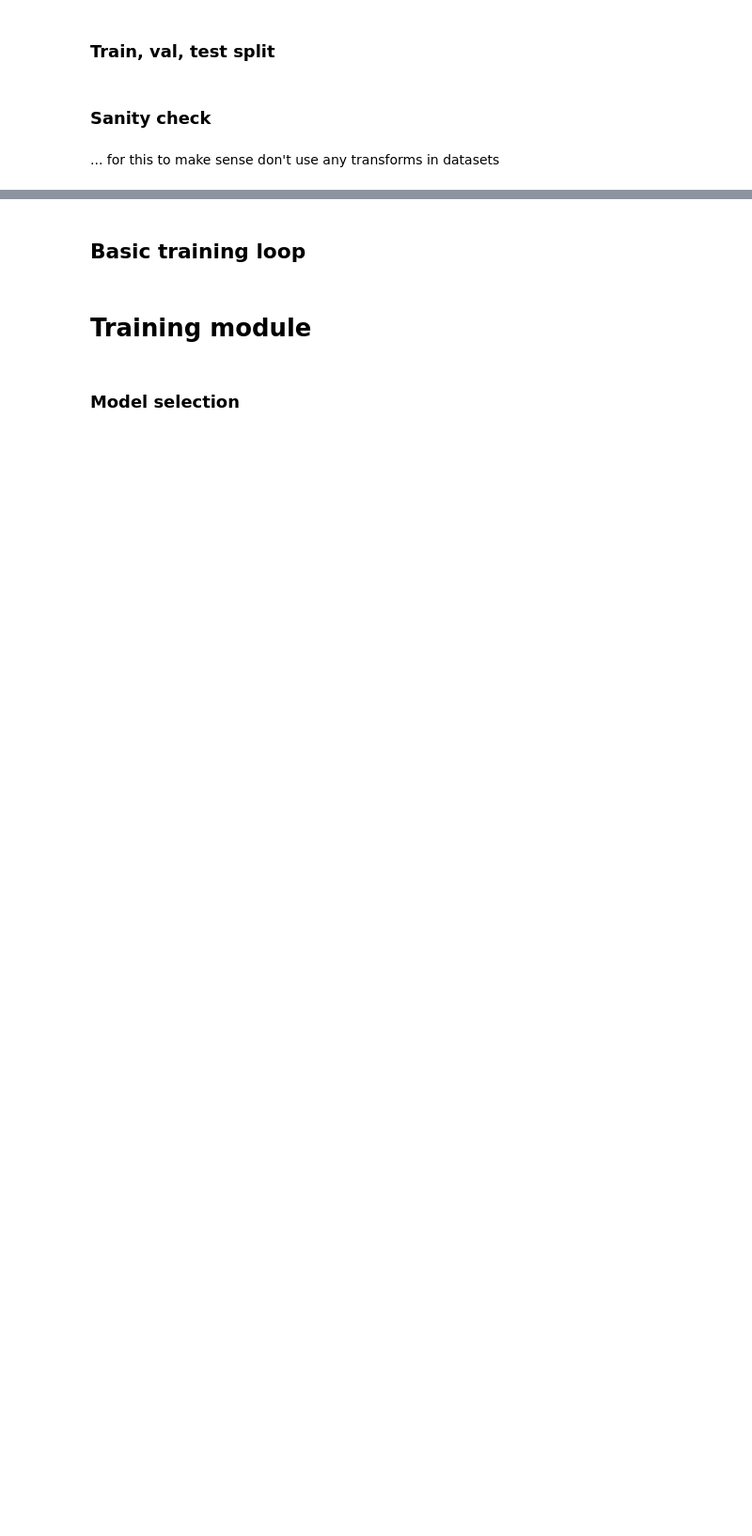
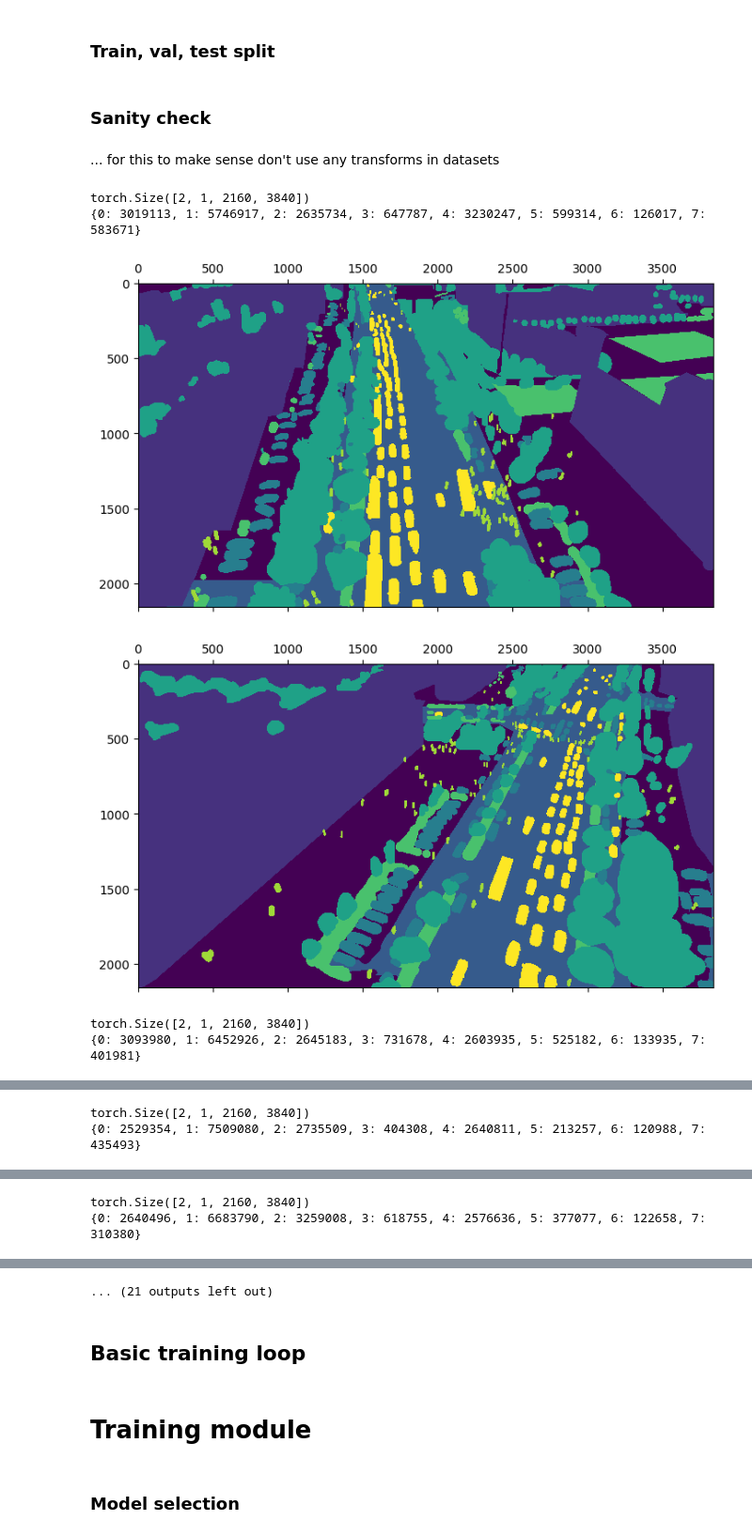
Before and after one commit to MKaczkow/aerial_segmentation, a Jupyter notebook: uavid-with-finetune.ipynb, the cells around one changed output, grey strips where cells are left out. Shown at 94% size. Saved outputs shown, nothing was run; the diff lists cells and outputs as text; code cells hidden in the pictures; blank space fills up the shorter version.

```diff
--- a/uavid-with-finetune.ipynb
+++ b/uavid-with-finetune.ipynb
@@ -36,6 +40,6 @@ print(device)
 # %%
 VAL_SIZE = 0.2
-BATCH_SIZE = 1
+BATCH_SIZE = 2
 SEED = 42
 SAVE_VAL_DIR = "outputs/UAVid/val"
 SAVE_TEST_DIR = "outputs/UAVid/test"
@@ -91,0 +97,23 @@ for images, masks in train_loader:
+# %%
+n = 0
+for images, masks in train_loader:
+    # print(images.shape)
+    print(masks.shape)
+    unique, counts = np.unique(masks, return_counts=True)
+    print(dict(zip(unique, counts)))
+    plt.matshow(masks[0].squeeze())
+    plt.show()
+    plt.matshow(masks[1].squeeze())
+    plt.show()
+
+    if n == 10:
+        break
+
+    n += 1
+# %% [output]
+torch.Size([2, 1, 2160, 3840])
+{0: 3019113, 1: 5746917, 2: 2635734, 3: 647787, 4: 3230247, 5: 599314, 6: 126017, 7: 583671}
+[figure, added]
+[figure, added]
+torch.Size([2, 1, 2160, 3840])
+{0: 3093980, 1: 6452926, 2: 2645183, 3: 731678, 4: 2603935, 5: 525182, 6: 133935, 7: 401981}
@@ -91,0 +122,2 @@ for images, masks in train_loader:
+torch.Size([2, 1, 2160, 3840])
+{0: 2529354, 1: 7509080, 2: 2735509, 3: 404308, 4: 2640811, 5: 213257, 6: 120988, 7: 435493}
@@ -91,0 +126,2 @@ for images, masks in train_loader:
+torch.Size([2, 1, 2160, 3840])
+{0: 2640496, 1: 6683790, 2: 3259008, 3: 618755, 4: 2576636, 5: 377077, 6: 122658, 7: 310380}
@@ -92,3 +130,4 @@ for images, masks in train_loader:
+... (21 outputs left out)
 # %%
 to_pil_transform = ToPILImage()
 # %%
```
Also changed, not shown: parts of 7 cells of this notebook, 6 other files.
